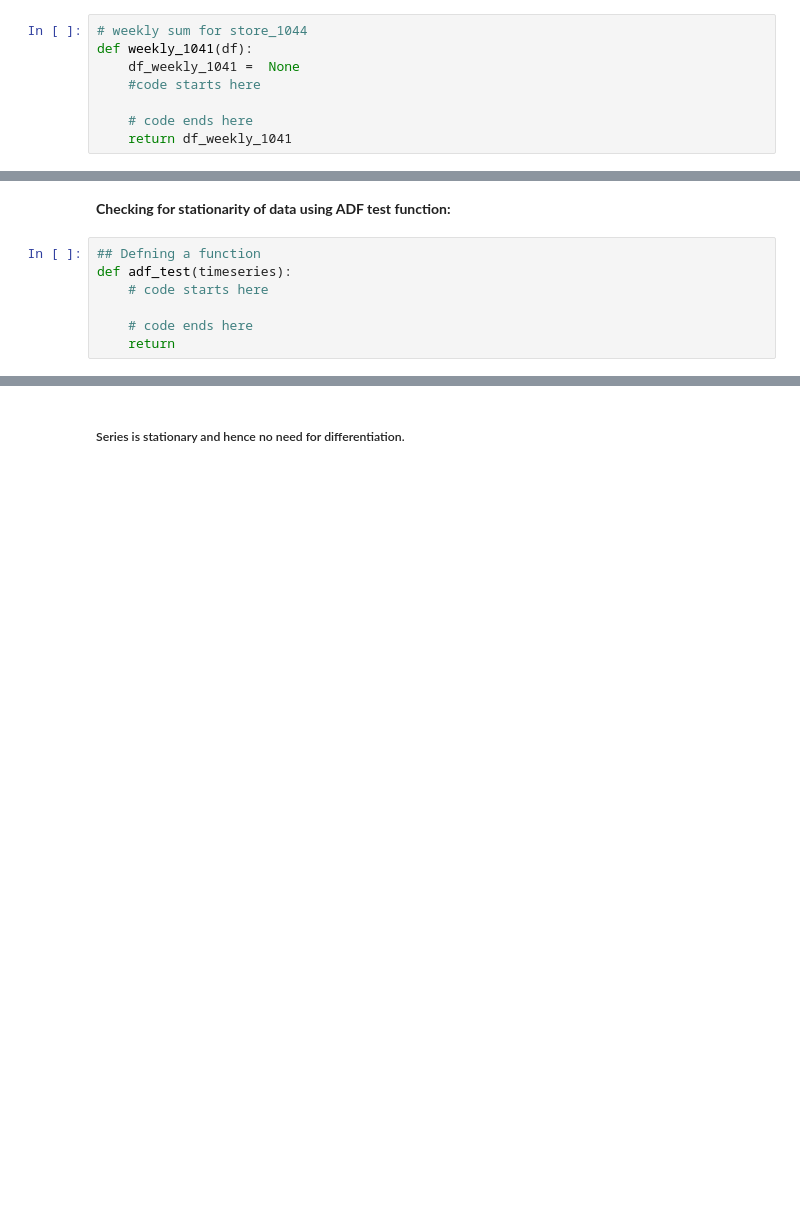
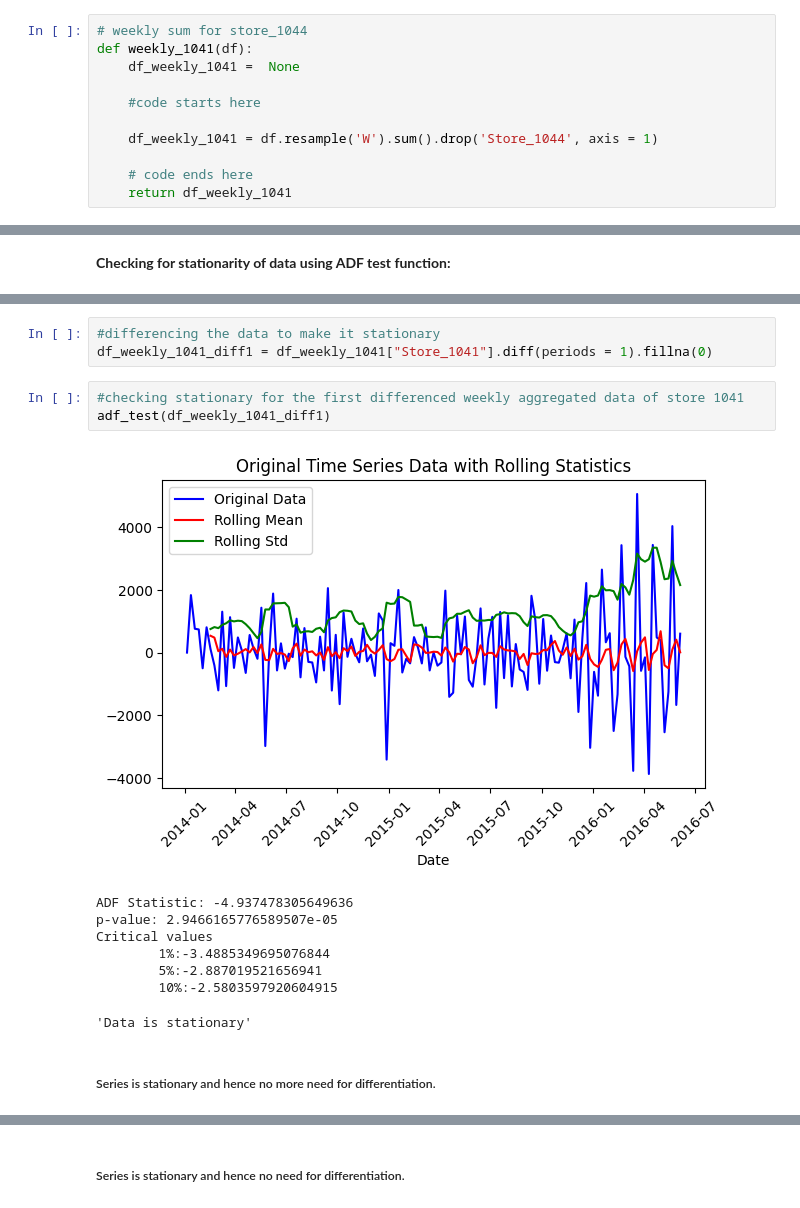
Before and after one commit to Niranjankumar-c/TimeSeries_Analysis, a Jupyter notebook: Assessment.ipynb, the cells around one changed output, grey strips where cells are left out. Drawn from its saved outputs; the diff is of its cells as text; blank space fills up the shorter version.

```diff
--- a/Assessment.ipynb
+++ b/Assessment.ipynb
@@ -387,7 +372,10 @@ store_id_max_monthly(df)
 # weekly sum for store_1044
 def weekly_1041(df):
     df_weekly_1041 =  None
+
     #code starts here
+
+    df_weekly_1041 = df.resample('W').sum().drop('Store_1044', axis = 1)
 
     # code ends here
     return df_weekly_1041
@@ -428,10 +420,3 @@ Data is not stationary**
 - Plot the original time series along with rolling statistics, and perform the ADF test to check if the value is less than or equal to `0.05` then return `data is stationary` or else return the `data is non-stationary`
 # %% [markdown]
 **Checking for stationarity of data using ADF test function:**
-# %%
-## Defning a function
-def adf_test(timeseries):
-    # code starts here
-
-    # code ends here
-    return
@@ -441,0 +485,17 @@ adf_test(df_weekly_1044)
+# %%
+#differencing the data to make it stationary
+df_weekly_1041_diff1 = df_weekly_1041["Store_1041"].diff(periods = 1).fillna(0)
+# %%
+#checking stationary for the first differenced weekly aggregated data of store 1041
+adf_test(df_weekly_1041_diff1)
+# %% [output]
+[figure, added]
+ADF Statistic: -4.937478305649636
+p-value: 2.9466165776589507e-05
+Critical values
+        1%:-3.4885349695076844
+        5%:-2.887019521656941
+        10%:-2.5803597920604915
+'Data is stationary'
+# %% [markdown]
+##### Series is stationary and hence no more need for differentiation.
```
Also changed, not shown: parts of 53 cells of this notebook, 5 other files.
